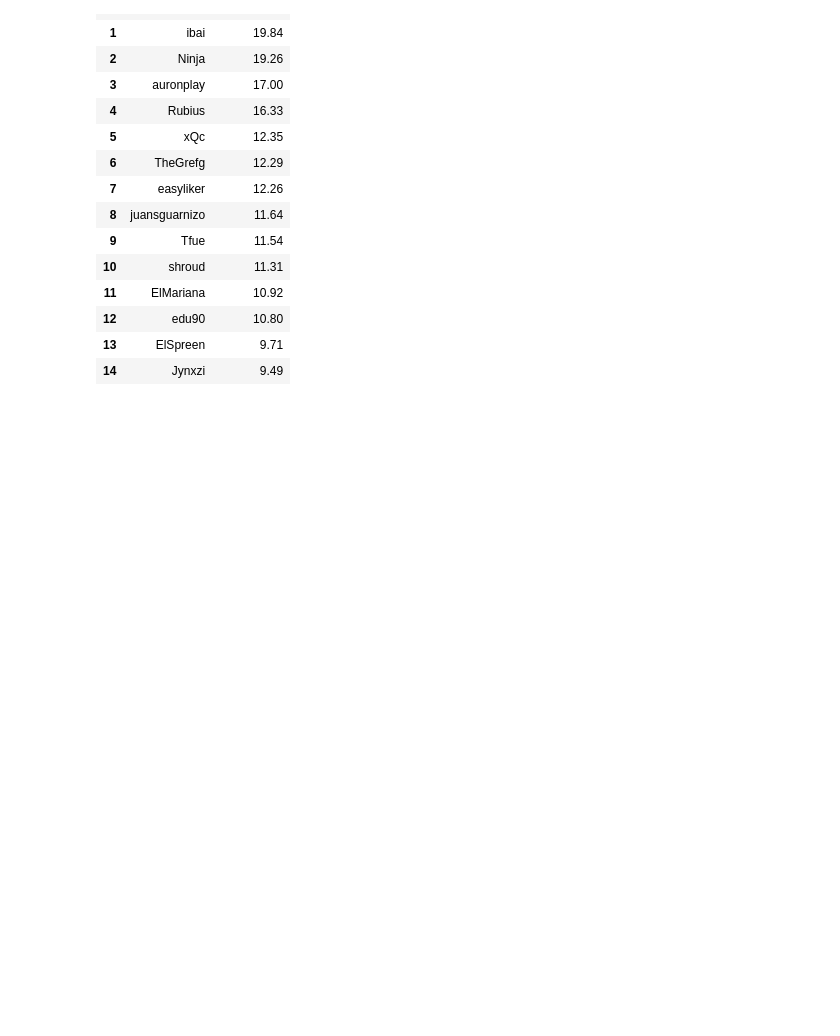
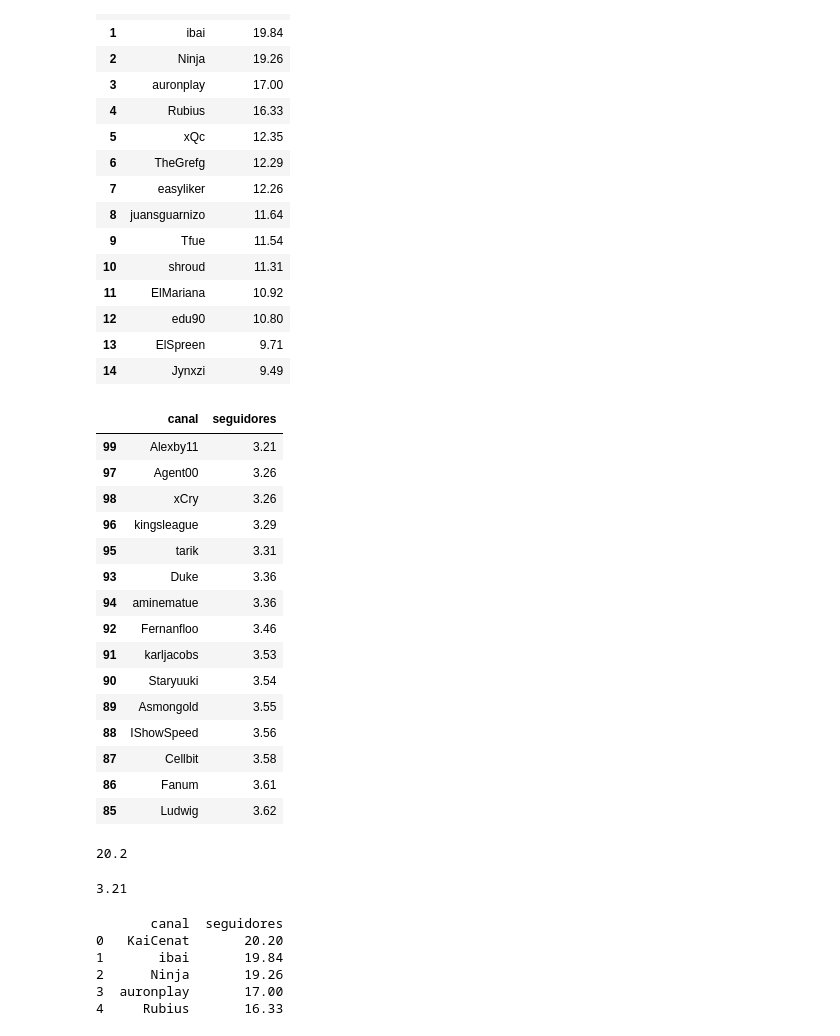
Before and after one commit to andreRiosAraujo/LinkGoogleColab-BaseDeDados, a Jupyter notebook: BaseDeDados_Top100Twitch.ipynb, the cells around one changed output. Drawn from its saved outputs; the diff is of its cells as text; code cells hidden in the pictures; blank space fills up the shorter version.

```diff
--- a/BaseDeDados_Top100Twitch.ipynb
+++ b/BaseDeDados_Top100Twitch.ipynb
@@ -249,5 +249,3 @@ memory usage: 360.0+ bytes
-# %%
-df = df.drop('seguidores_num', axis = 1)
 # %%
 df.info()
 # %% [output]
@@ -279,3 +277,39 @@ df.sort_values(by='seguidores', ascending=False).head(15)
 | 12 | edu90 | 10.80 |
 | 13 | ElSpreen | 9.71 |
 | 14 | Jynxzi | 9.49 |
+# %%
+df.sort_values(by='seguidores', ascending=True).head(15)
+# %% [output]
+|  | canal | seguidores |
+| 99 | Alexby11 | 3.21 |
+| 97 | Agent00 | 3.26 |
+| 98 | xCry | 3.26 |
+| 96 | kingsleague | 3.29 |
+| 95 | tarik | 3.31 |
+| 93 | Duke | 3.36 |
+| 94 | aminematue | 3.36 |
+| 92 | Fernanfloo | 3.46 |
+| 91 | karljacobs | 3.53 |
+| 90 | Staryuuki | 3.54 |
+| 89 | Asmongold | 3.55 |
+| 88 | IShowSpeed | 3.56 |
+| 87 | Cellbit | 3.58 |
+| 86 | Fanum | 3.61 |
+| 85 | Ludwig | 3.62 |
+# %%
+df['seguidores'].max()
+# %% [output]
+20.2
+# %%
+df['seguidores'].min()
+# %% [output]
+3.21
+# %%
+print(df.head())
+# %% [output]
+       canal  seguidores
+0   KaiCenat       20.20
+1       ibai       19.84
+2      Ninja       19.26
+3  auronplay       17.00
+4     Rubius       16.33
```
Also changed, not shown: parts of 7 cells of this notebook.
